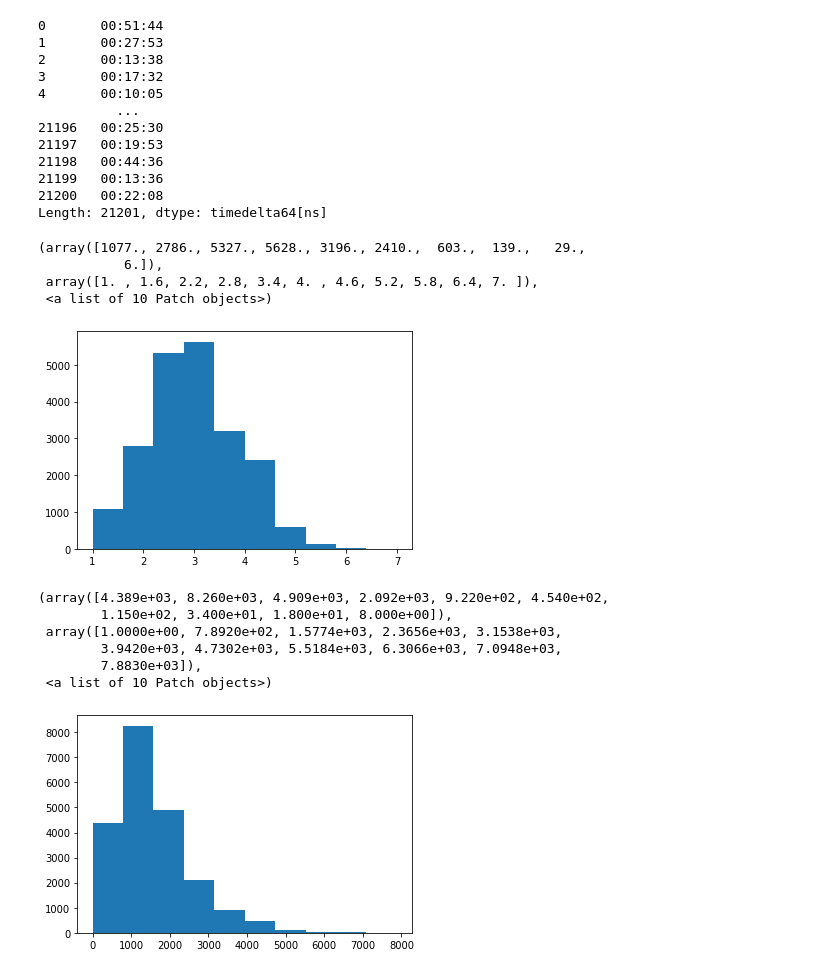
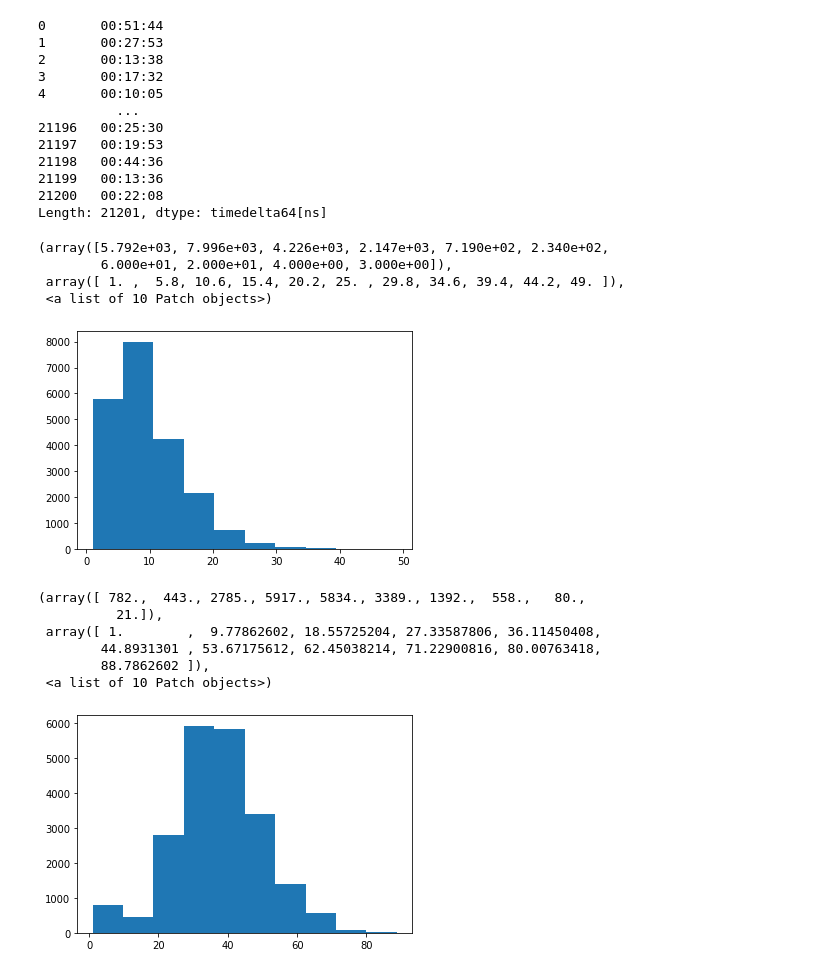
Before and after one commit to BenoCharlo/Sendy, a Jupyter notebook: notebooks/sendy_explo.ipynb, the cells around one changed output. Saved outputs shown, nothing was run; the diff lists cells and outputs as text; code cells hidden in the pictures.

```diff
--- a/notebooks/sendy_explo.ipynb
+++ b/notebooks/sendy_explo.ipynb
@@ -223,20 +224,20 @@ a
 21200   00:22:08
 Length: 21201, dtype: timedelta64[ns]
 # %%
-plt.hist(np.sqrt(train['Distance (KM)']))
+plt.hist(train['Distance (KM)'])
 # %% [output]
-(array([1077., 2786., 5327., 5628., 3196., 2410.,  603.,  139.,   29.,
-           6.]),
- array([1. , 1.6, 2.2, 2.8, 3.4, 4. , 4.6, 5.2, 5.8, 6.4, 7. ]),
+(array([5.792e+03, 7.996e+03, 4.226e+03, 2.147e+03, 7.190e+02, 2.340e+02,
+        6.000e+01, 2.000e+01, 4.000e+00, 3.000e+00]),
+ array([ 1. ,  5.8, 10.6, 15.4, 20.2, 25. , 29.8, 34.6, 39.4, 44.2, 49. ]),
  <a list of 10 Patch objects>)
-[figure, old version]
+[figure, new version]
 # %%
-plt.hist(train['Time from Pickup to Arrival'])
+plt.hist(np.sqrt(train['Time from Pickup to Arrival']))
 # %% [output]
-(array([4.389e+03, 8.260e+03, 4.909e+03, 2.092e+03, 9.220e+02, 4.540e+02,
-        1.150e+02, 3.400e+01, 1.800e+01, 8.000e+00]),
- array([1.0000e+00, 7.8920e+02, 1.5774e+03, 2.3656e+03, 3.1538e+03,
-        3.9420e+03, 4.7302e+03, 5.5184e+03, 6.3066e+03, 7.0948e+03,
-        7.8830e+03]),
+(array([ 782.,  443., 2785., 5917., 5834., 3389., 1392.,  558.,   80.,
+          21.]),
+ array([ 1.        ,  9.77862602, 18.55725204, 27.33587806, 36.11450408,
+        44.8931301 , 53.67175612, 62.45038214, 71.22900816, 80.00763418,
+        88.7862602 ]),
  <a list of 10 Patch objects>)
-[figure, old version]
+[figure, new version]
```
Also changed, not shown: parts of 3 cells of this notebook.
